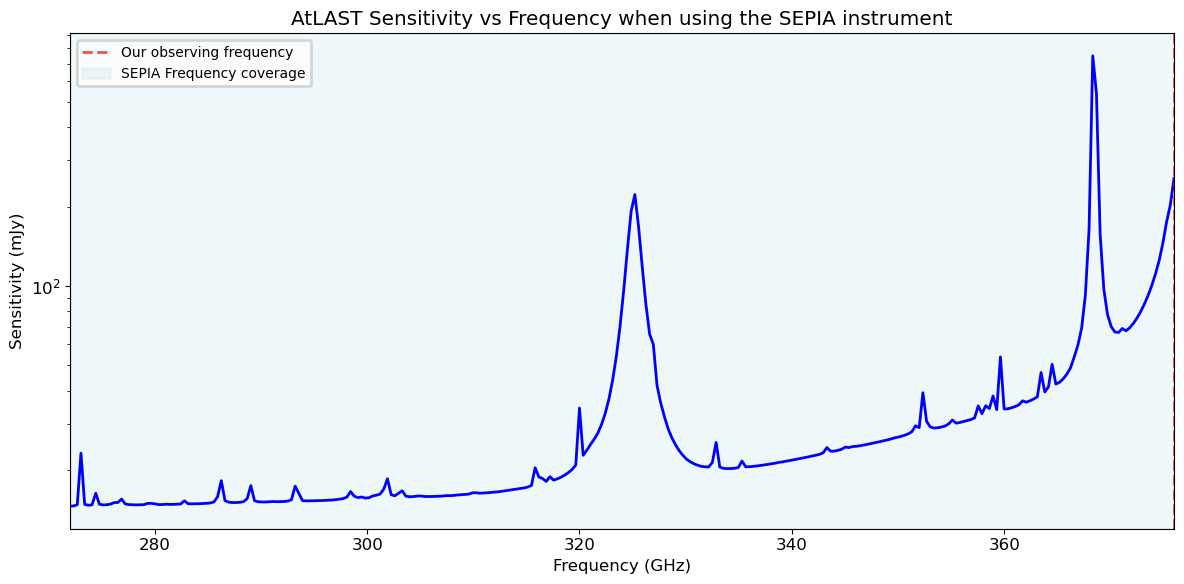
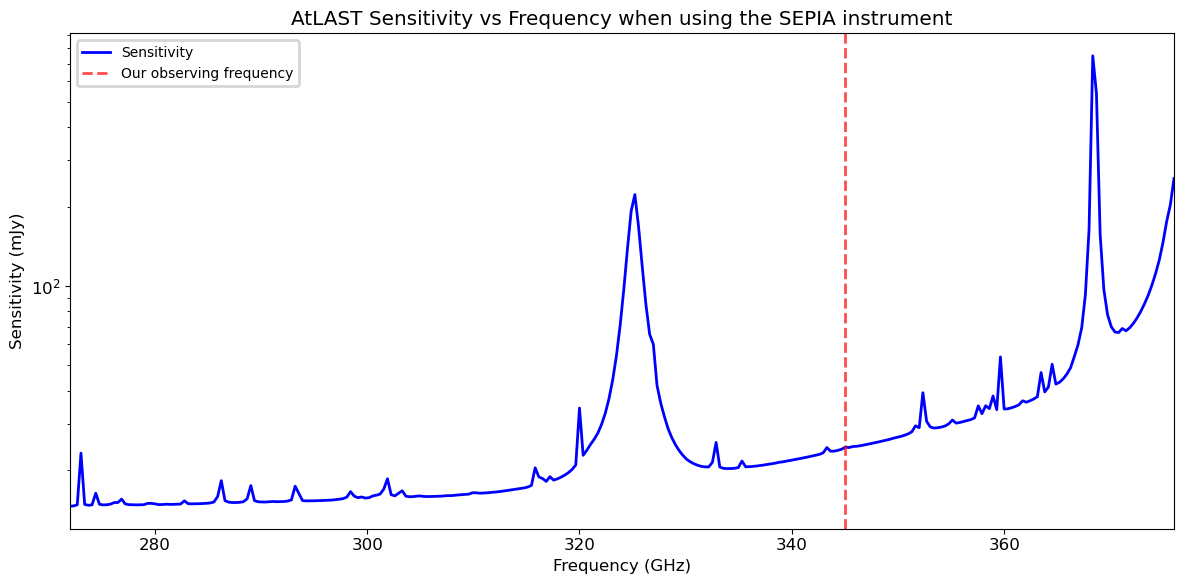
The change to this notebook cell's code, shown as a diff; its figure went from the first image to the second:
--- before
+++ after
@@ -3,12 +3,10 @@
 
 # Show calculated sensitivity
-fig, ax = plt.subplots(figsize=(12, 6))
+fig, ax = plt.subplots()
 # extract the astropy quantity sensitivities from the sensitivity array calculated above
-ax.plot(frequencies, [q.to("mJy").value for q in sensitivity], 'b-', linewidth=2)
+ax.plot(frequencies, [q.to("mJy").value for q in sensitivity], 'b-', linewidth=2, label='Sensitivity')
 
 # label the plot
 ax.axvline(calculator.user_input.obs_freq.value, color='r', linestyle='--', alpha=0.7, label='Our observing frequency')
-#draw a box to highlight the operational frequencies of the SEPIA receiver
-ax.axvspan(frequencies[0],frequencies[-1], color='lightblue', alpha=0.2, label='SEPIA Frequency coverage')
 
 ax.set_yscale('log')

Commit: Notebook updates based on feedback